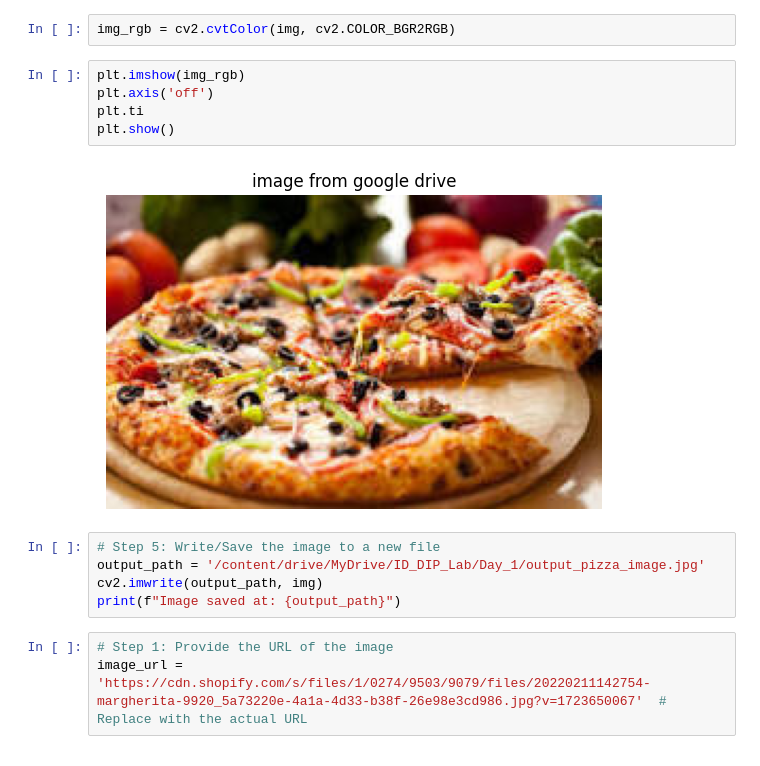
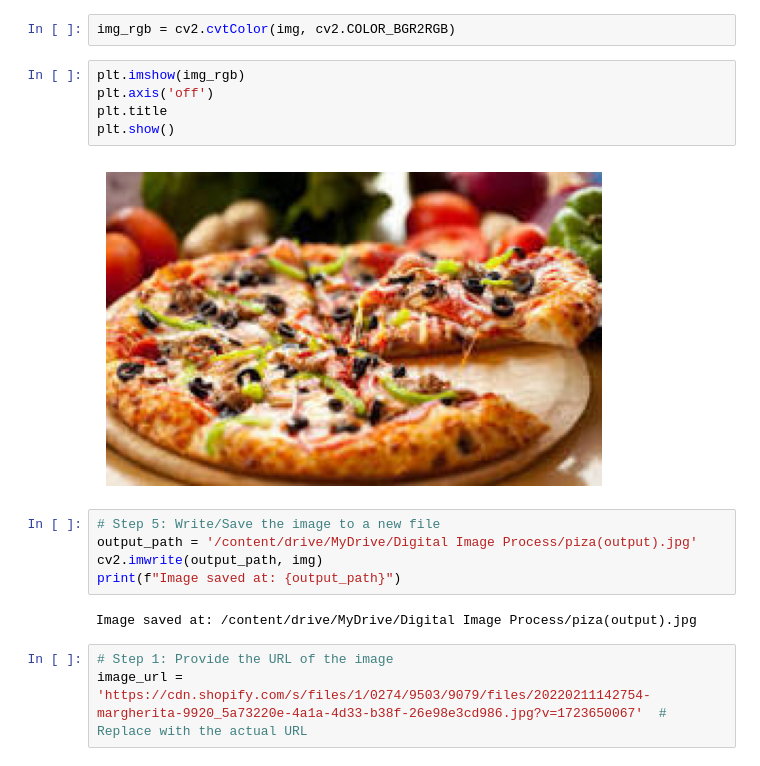
Before and after one commit to sajib-222/Digital-Image-Processing, a Jupyter notebook: image_handaling.ipynb, the cells around one changed output. Saved outputs shown, nothing was run; the diff lists cells and outputs as text.

```diff
--- a/image_handaling.ipynb
+++ b/image_handaling.ipynb
@@ -22,15 +22,17 @@ img_rgb = cv2.cvtColor(img, cv2.COLOR_BGR2RGB)
 # %%
 plt.imshow(img_rgb)
 plt.axis('off')
-plt.ti
+plt.title
 plt.show()
 # %% [output]
-[figure, old version]
+[figure, new version]
 # %%
 # Step 5: Write/Save the image to a new file
-output_path = '/content/drive/MyDrive/ID_DIP_Lab/Day_1/output_pizza_image.jpg'
+output_path = '/content/drive/MyDrive/Digital Image Process/piza(output).jpg'
 cv2.imwrite(output_path, img)
 print(f"Image saved at: {output_path}")
+# %% [output]
+Image saved at: /content/drive/MyDrive/Digital Image Process/piza(output).jpg
 # %%
 # Step 1: Provide the URL of the image
 image_url = 'https://cdn.shopify.com/s/files/1/0274/9503/9079/files/20220211142754-margherita-9920_5a73220e-4a1a-4d33-b38f-26e98e3cd986.jpg?v=1723650067'  # Replace with the actual URL
```
Also changed, not shown: parts of 2 cells of this notebook.
